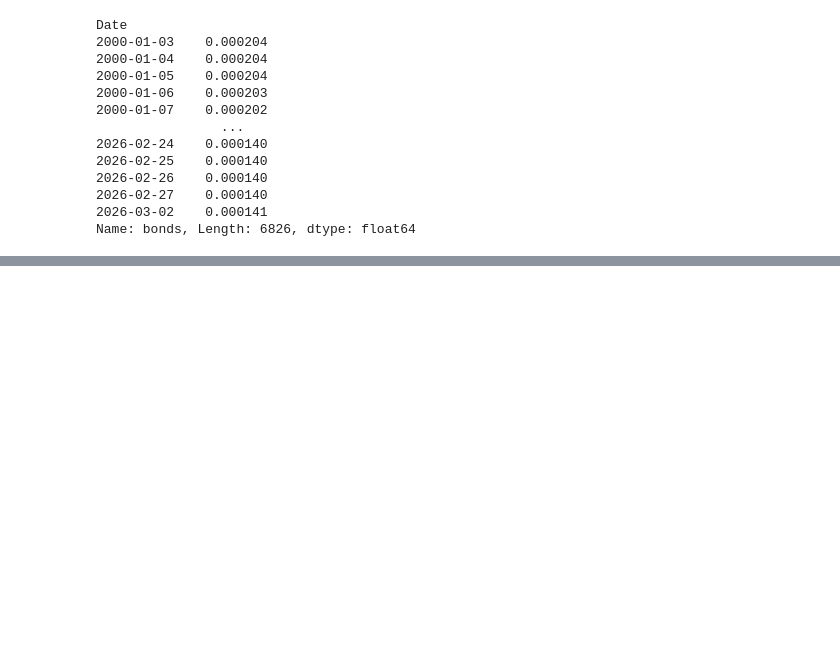
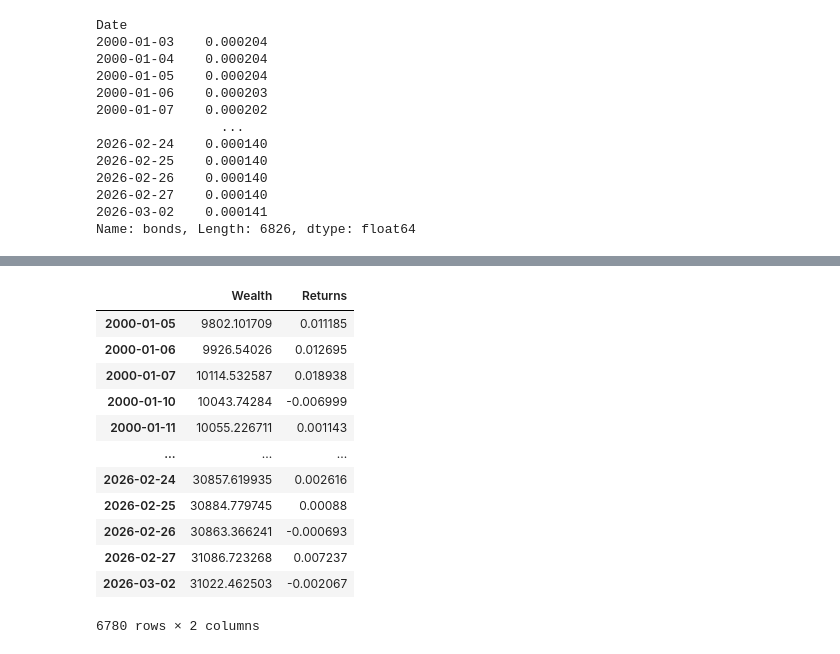
Before and after one commit to MatCuns/Covariance-Based-Dynamic-Risk-Parity-Portfolio-with-Volatility-Targeting, a Jupyter notebook: Dynamic_Risk_Parity_and_Volatility_Targeting.ipynb, the cells around one changed output, grey strips where cells are left out. Cells and saved outputs as stored; diff of their text form; code cells hidden in the pictures; blank space fills up the shorter version.

```diff
--- a/Dynamic_Risk_Parity_and_Volatility_Targeting.ipynb
+++ b/Dynamic_Risk_Parity_and_Volatility_Targeting.ipynb
@@ -471,0 +504,16 @@ for date, row in returns_backtest.iterrows():
+# %%
+backtest_results
+# %% [output]
+|  | Wealth | Returns |
+| 2000-01-05 | 9802.101709 | 0.011185 |
+| 2000-01-06 | 9926.54026 | 0.012695 |
+| 2000-01-07 | 10114.532587 | 0.018938 |
+| 2000-01-10 | 10043.74284 | -0.006999 |
+| 2000-01-11 | 10055.226711 | 0.001143 |
+| ... | ... | ... |
+| 2026-02-24 | 30857.619935 | 0.002616 |
+| 2026-02-25 | 30884.779745 | 0.00088 |
+| 2026-02-26 | 30863.366241 | -0.000693 |
+| 2026-02-27 | 31086.723268 | 0.007237 |
+| 2026-03-02 | 31022.462503 | -0.002067 |
+6780 rows × 2 columns
```
Also changed, not shown: parts of 9 cells of this notebook.
